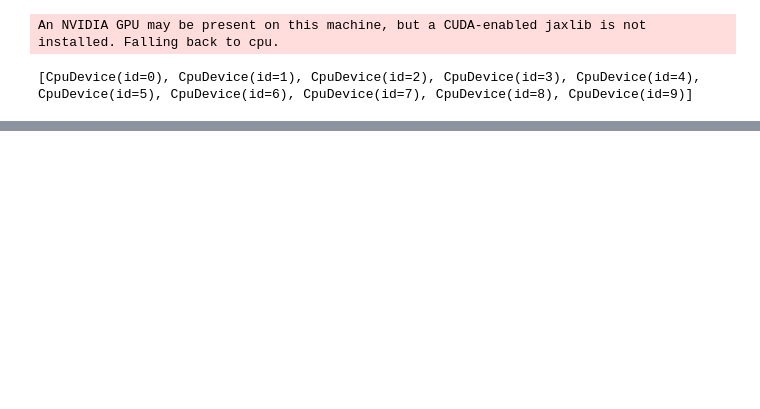
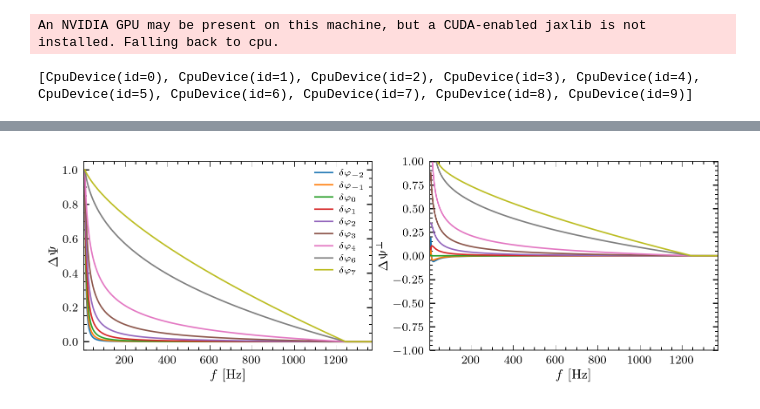
Before and after one commit to BrianCSeymour/geo-tgr, a Jupyter notebook: pn-degen-plot-v3.ipynb, the cells around one changed output, grey strips where cells are left out. Saved outputs shown, nothing was run; the diff lists cells and outputs as text; code cells hidden in the pictures; blank space fills up the shorter version.

```diff
--- a/pn-degen-plot-v3.ipynb
+++ b/pn-degen-plot-v3.ipynb
@@ -195,0 +221,32 @@ display_side_by_side(df1,df2, df3, df4)
+# %%
+
+default_figsize = plt.rcParams["figure.figsize"]
+fig, axes = plt.subplots(1, 2, figsize=(default_figsize[0] * 510/246, default_figsize[1]))
+
+
+for kinj in [-2, -1, 0, 1, 2, 3, 4, 6, 7]:
+    res = get_stuff(kinj)
+    freqs = res['freqs']
+    dpsi_inj = res['dpsi_inj']
+    dpsi_perp = res['dpsi_perp']
+    i = np.argmin((freqs - obj.fend) ** 2)
+
+    line, = axes[0].plot(freqs, dpsi_inj, label=rf"$\delta\varphi_{{ {kinj} }}$")
+    axes[1].plot(freqs, np.real(dpsi_perp ), c=line.get_color())
+
+axes[0].set_xlim(5, obj.fend * 1.1)
+axes[1].set_ylim(-1, 1)
+axes[0].set_xlabel("$f$ [Hz]")
+axes[0].set_ylabel("$\Delta\Psi$")
+axes[0].legend(loc=0)
+
+
+axes[1].set_xlim(5, obj.fend * 1.1)
+axes[1].set_ylim(-1, 1)
+axes[1].set_xlabel("$f$ [Hz]")
+axes[1].set_ylabel("$\Delta\Psi^\perp$")
+# fig.suptitle("$M_c = 3$")
+# plt.savefig(datestr + "-dephasing-PN-150914.pdf", bbox_inches='tight', pad_inches=0)
+plt.show()
+# %% [output]
+[figure, added]
```
Also changed, not shown: parts of 8 cells of this notebook, 8 other files.
